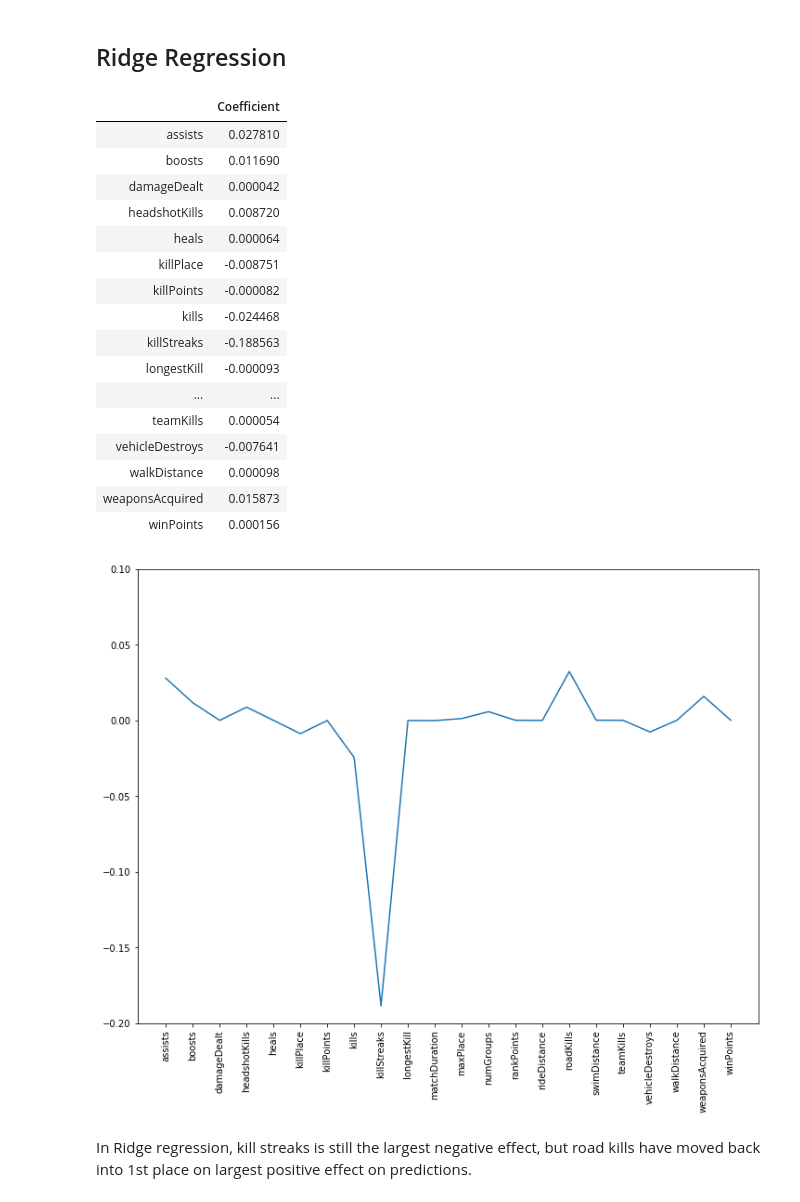
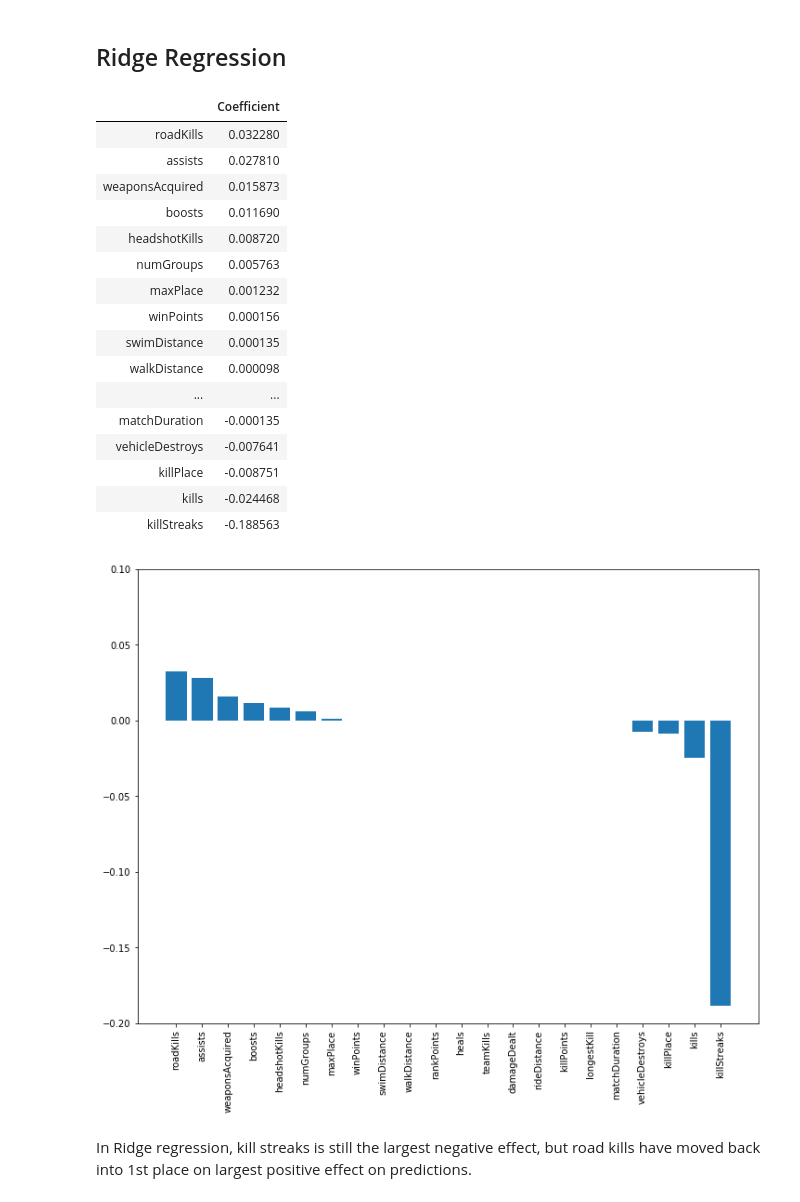
Before and after one commit to davidbuehler07/Capstone-Project-1, a Jupyter notebook: Capstone Project 1 - Machine Learning Baseline Analysis.ipynb, the cells around one changed output. Cells and saved outputs as stored; diff of their text form; code cells hidden in the pictures.

```diff
--- a/Capstone Project 1 - Machine Learning Baseline Analysis.ipynb
+++ b/Capstone Project 1 - Machine Learning Baseline Analysis.ipynb
@@ -416,35 +416,34 @@ ridge = Ridge(alpha=best_ridge_alpha)
 ridge_fit = ridge.fit(X_train, y_train)
 # %%
 ridge_coef = ridge_fit.coef_
-ridge_coef_df = pd.DataFrame(ridge_coef, X.columns, columns=['Coefficient'])
+ridge_coef_df = pd.DataFrame(ridge_coef, X.columns, columns=['Coefficient']).sort_values('Coefficient', ascending=False)
 ridge_coef_df
 # %% [output]
 |  | Coefficient |
+| roadKills | 0.032280 |
 | assists | 0.027810 |
+| weaponsAcquired | 0.015873 |
 | boosts | 0.011690 |
-| damageDealt | 0.000042 |
 | headshotKills | 0.008720 |
-| heals | 0.000064 |
+| numGroups | 0.005763 |
+| maxPlace | 0.001232 |
+| winPoints | 0.000156 |
+| swimDistance | 0.000135 |
+| walkDistance | 0.000098 |
+| ... | ... |
+| matchDuration | -0.000135 |
+| vehicleDestroys | -0.007641 |
 | killPlace | -0.008751 |
-| killPoints | -0.000082 |
 | kills | -0.024468 |
 | killStreaks | -0.188563 |
-| longestKill | -0.000093 |
-| ... | ... |
-| teamKills | 0.000054 |
-| vehicleDestroys | -0.007641 |
-| walkDistance | 0.000098 |
-| weaponsAcquired | 0.015873 |
-| winPoints | 0.000156 |
 # %%
-names = solos_df.drop(['Id', 'winPlacePerc'], axis=1).columns
 plt.figure(figsize=(12,9))
-plt.plot(range(len(names)), ridge_coef)
-plt.xticks(range(len(names)), names, rotation=90)
+plt.bar(ridge_coef_df.index, ridge_coef_df['Coefficient'])
+plt.xticks(rotation=90)
 plt.ylim(-.2, .1)
 plt.show()
 # %% [output]
-[figure, old version]
+[figure, new version]
 # %% [markdown]
 In Ridge regression, kill streaks is still the largest negative effect, but road kills have moved back into 1st place on largest positive effect on predictions.
 # %%
```
Also changed, not shown: parts of 4 cells of this notebook.
